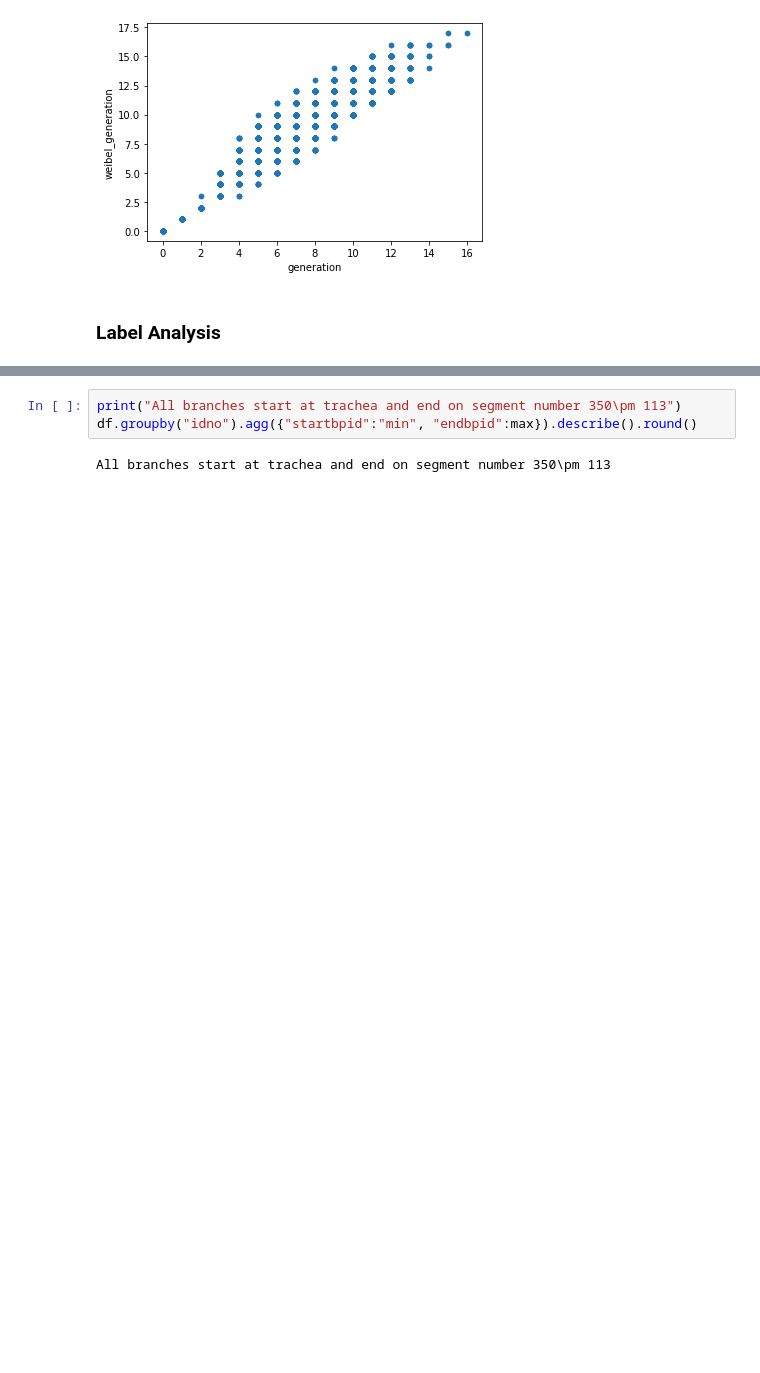
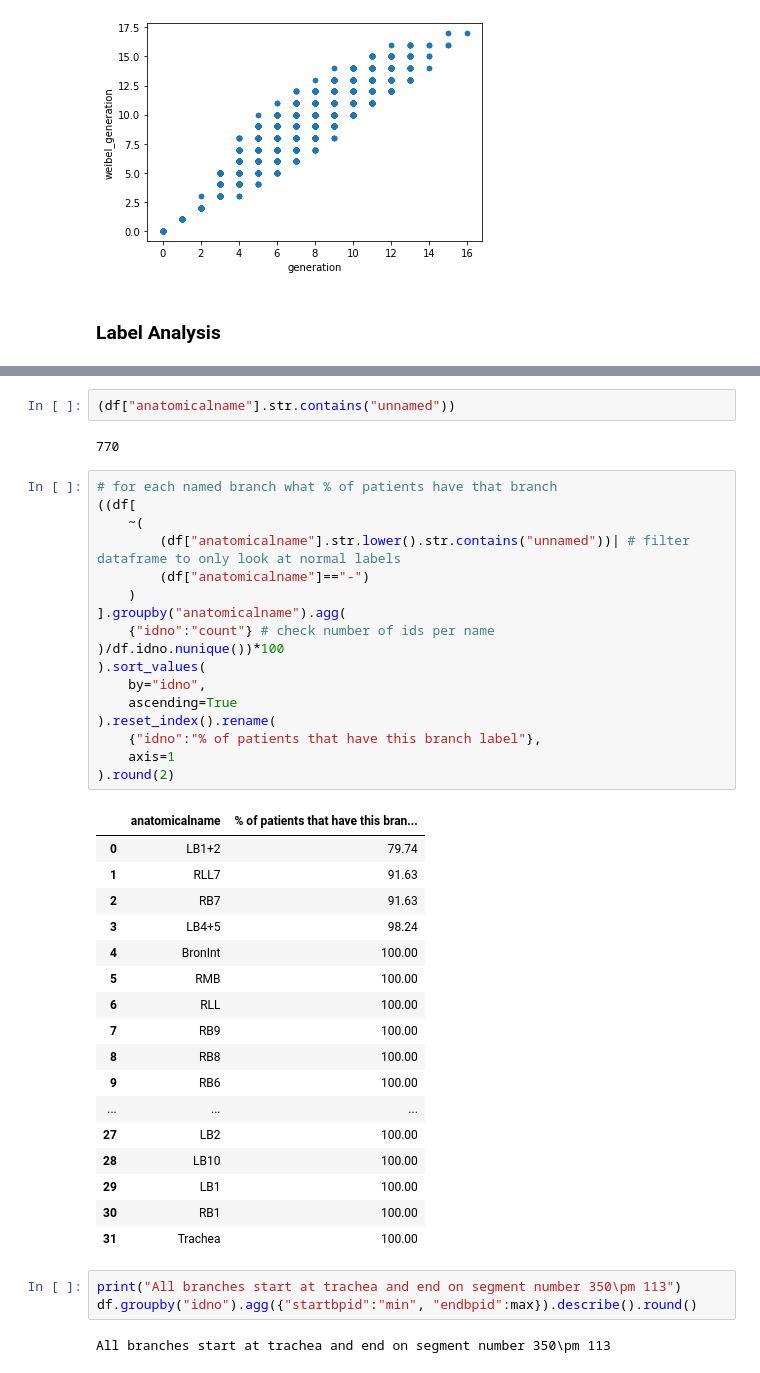
Before and after one commit to s-n-naik/airway_exploration, a Jupyter notebook: test.ipynb, the cells around one changed output, grey strips where cells are left out. Cells and saved outputs as stored; diff of their text form; blank space fills up the shorter version.

```diff
--- a/test.ipynb
+++ b/test.ipynb
@@ -238,6 +239,45 @@ plt.ylabel("# segments")
 76913 branch segments have a proper (not unnamed) anatomicalname entry (33 unique types of valid label)
 Text(0, 0.5, '# segments')
 [figure]
+# %%
+(df["anatomicalname"].str.contains("unnamed"))
+# %% [output]
+770
+# %%
+# for each named branch what % of patients have that branch
+((df[
+    ~(
+        (df["anatomicalname"].str.lower().str.contains("unnamed"))| # filter dataframe to only look at normal labels
+        (df["anatomicalname"]=="-")
+    )
+].groupby("anatomicalname").agg(
+    {"idno":"count"} # check number of ids per name
+)/df.idno.nunique())*100
+).sort_values(
+    by="idno",
+    ascending=True
+).reset_index().rename(
+    {"idno":"% of patients that have this branch label"},
+    axis=1
+).round(2)
+# %% [output]
+|  | anatomicalname | % of patients that have this bran... |
+| 0 | LB1+2 | 79.74 |
+| 1 | RLL7 | 91.63 |
+| 2 | RB7 | 91.63 |
+| 3 | LB4+5 | 98.24 |
+| 4 | BronInt | 100.00 |
+| 5 | RMB | 100.00 |
+| 6 | RLL | 100.00 |
+| 7 | RB9 | 100.00 |
+| 8 | RB8 | 100.00 |
+| 9 | RB6 | 100.00 |
+| ... | ... | ... |
+| 27 | LB2 | 100.00 |
+| 28 | LB10 | 100.00 |
+| 29 | LB1 | 100.00 |
+| 30 | RB1 | 100.00 |
+| 31 | Trachea | 100.00 |
 # %%
 print("All branches start at trachea and end on segment number 350\pm 113")
 df.groupby("idno").agg({"startbpid":"min", "endbpid":max}).describe().round()
```
Also changed, not shown: parts of 9 cells of this notebook.
